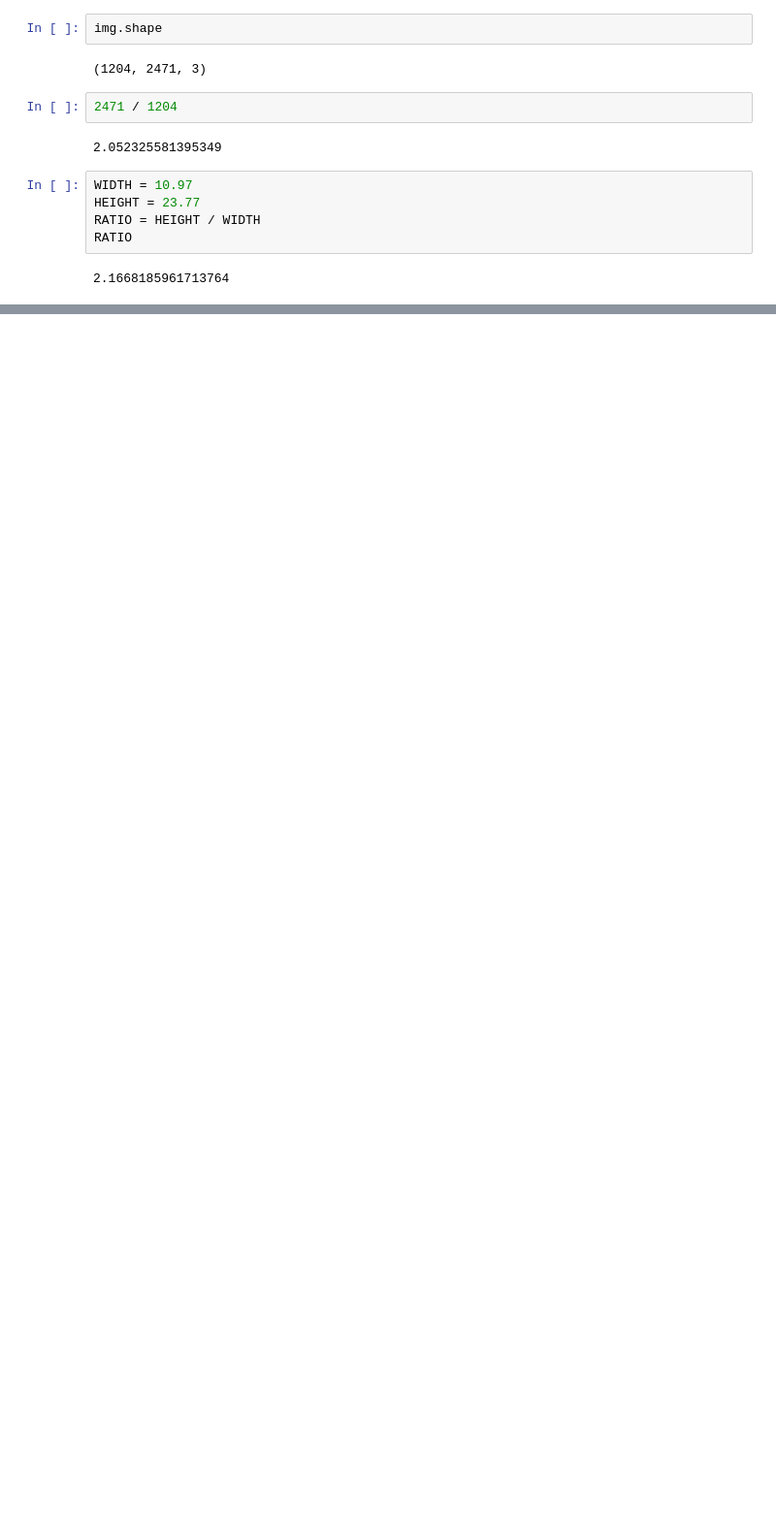
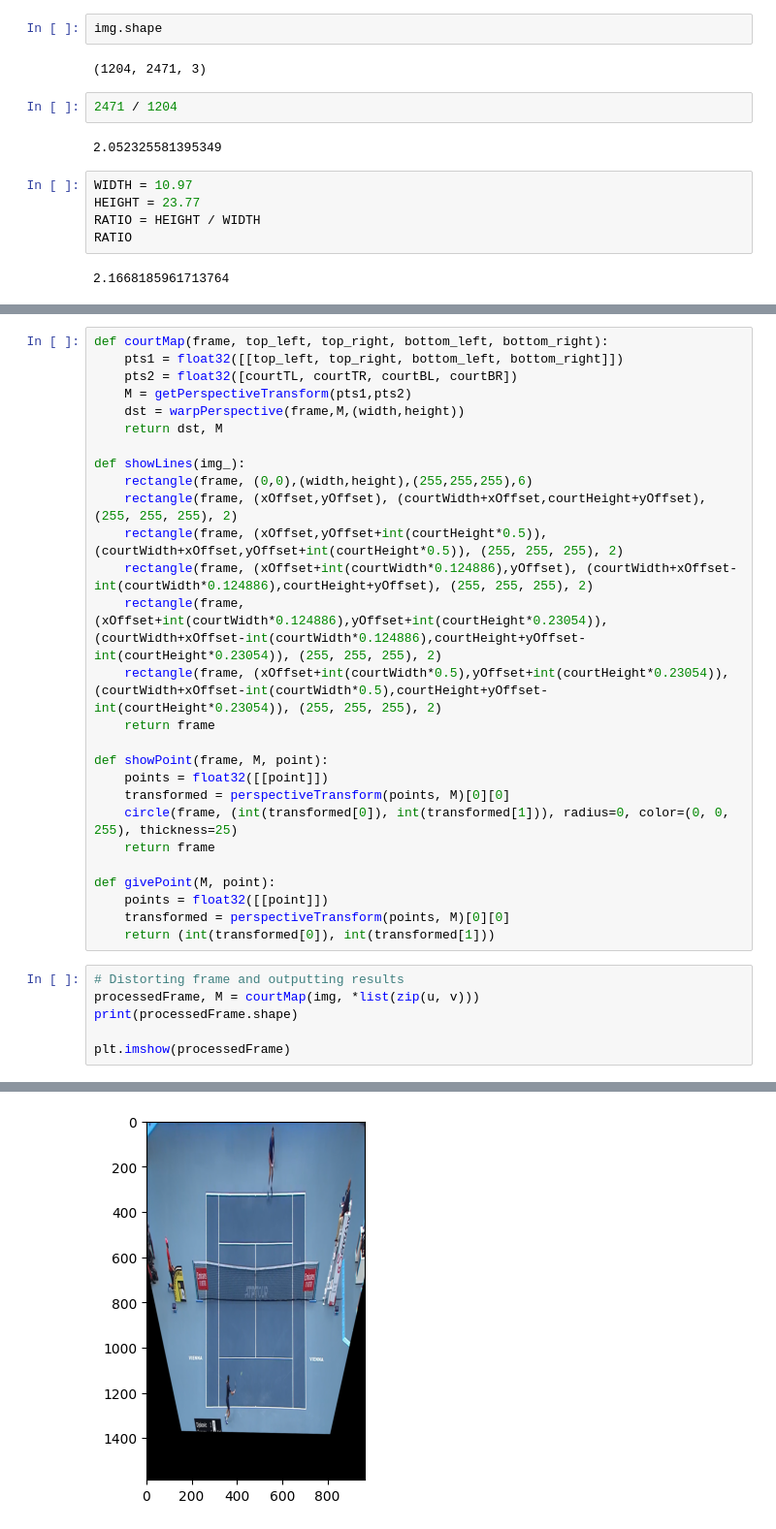
Before and after one commit to Nickolays/TennisApp, a Jupyter notebook: notebooks/Homography_test.ipynb, the cells around one changed output, grey strips where cells are left out. Shown: that part at 97% size. Drawn from its saved outputs; the diff is of its cells as text; blank space fills up the shorter version.

```diff
--- a/notebooks/Homography_test.ipynb
+++ b/notebooks/Homography_test.ipynb
@@ -81,0 +100,34 @@ plt.show()
+# %%
+def courtMap(frame, top_left, top_right, bottom_left, bottom_right):
+    pts1 = float32([[top_left, top_right, bottom_left, bottom_right]])
+    pts2 = float32([courtTL, courtTR, courtBL, courtBR])
+    M = getPerspectiveTransform(pts1,pts2)
+    dst = warpPerspective(frame,M,(width,height))
+    return dst, M
+
+def showLines(img_):
+    rectangle(frame, (0,0),(width,height),(255,255,255),6)
+    rectangle(frame, (xOffset,yOffset), (courtWidth+xOffset,courtHeight+yOffset), (255, 255, 255), 2)
+    rectangle(frame, (xOffset,yOffset+int(courtHeight*0.5)), (courtWidth+xOffset,yOffset+int(courtHeight*0.5)), (255, 255, 255), 2)
+    rectangle(frame, (xOffset+int(courtWidth*0.124886),yOffset), (courtWidth+xOffset-int(courtWidth*0.124886),courtHeight+yOffset), (255, 255, 255), 2)
+    rectangle(frame, (xOffset+int(courtWidth*0.124886),yOffset+int(courtHeight*0.23054)), (courtWidth+xOffset-int(courtWidth*0.124886),courtHeight+yOffset-int(courtHeight*0.23054)), (255, 255, 255), 2)
+    rectangle(frame, (xOffset+int(courtWidth*0.5),yOffset+int(courtHeight*0.23054)), (courtWidth+xOffset-int(courtWidth*0.5),courtHeight+yOffset-int(courtHeight*0.23054)), (255, 255, 255), 2)
+    return frame
+
+def showPoint(frame, M, point):
+    points = float32([[point]])
+    transformed = perspectiveTransform(points, M)[0][0]
+    circle(frame, (int(transformed[0]), int(transformed[1])), radius=0, color=(0, 0, 255), thickness=25)
+    return frame
+
+def givePoint(M, point):
+    points = float32([[point]])
+    transformed = perspectiveTransform(points, M)[0][0]
+    return (int(transformed[0]), int(transformed[1]))
+# %%
+# Distorting frame and outputting results
+processedFrame, M = courtMap(img, *list(zip(u, v)))
+print(processedFrame.shape)
+
+plt.imshow(processedFrame)
+# %% [output]
@@ -81,0 +136 @@ plt.show()
+[figure, added]
```
Also changed, not shown: parts of 18 cells of this notebook, 4 other files.
